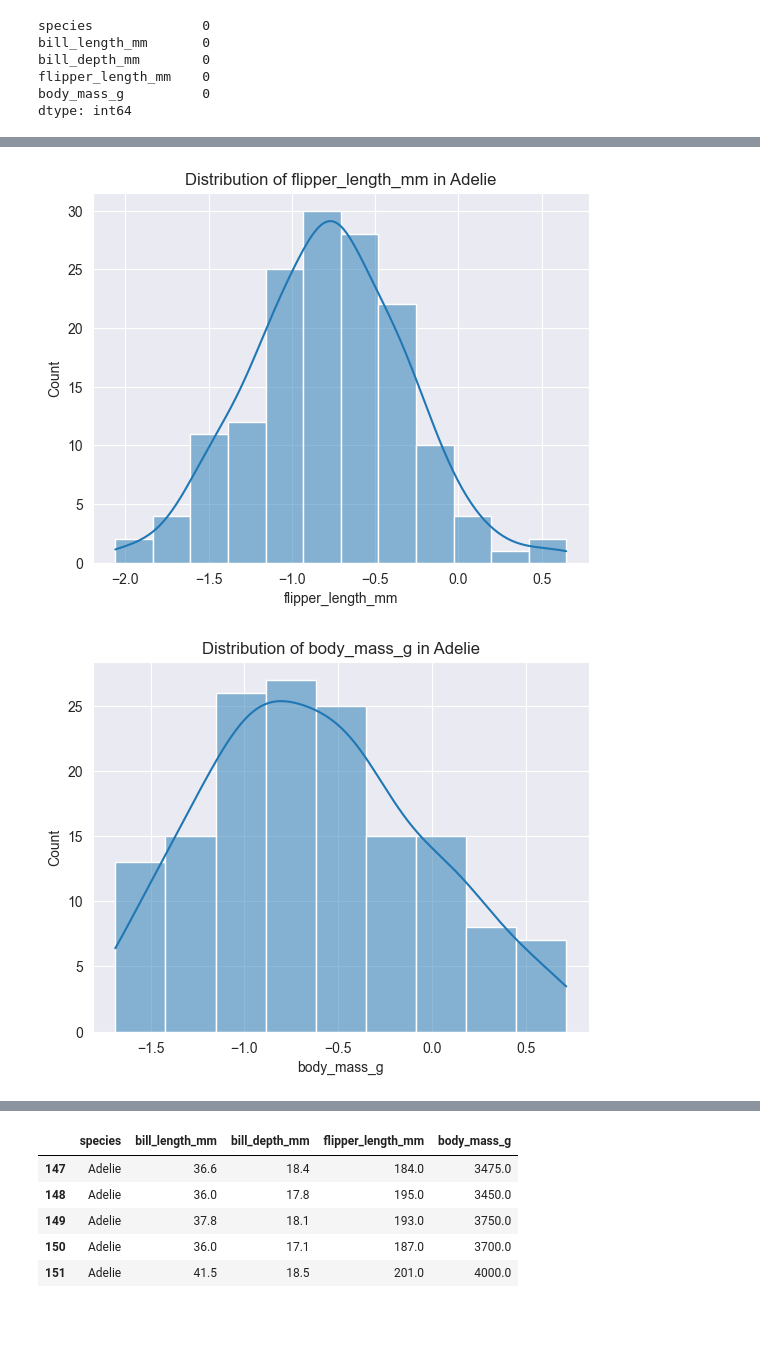
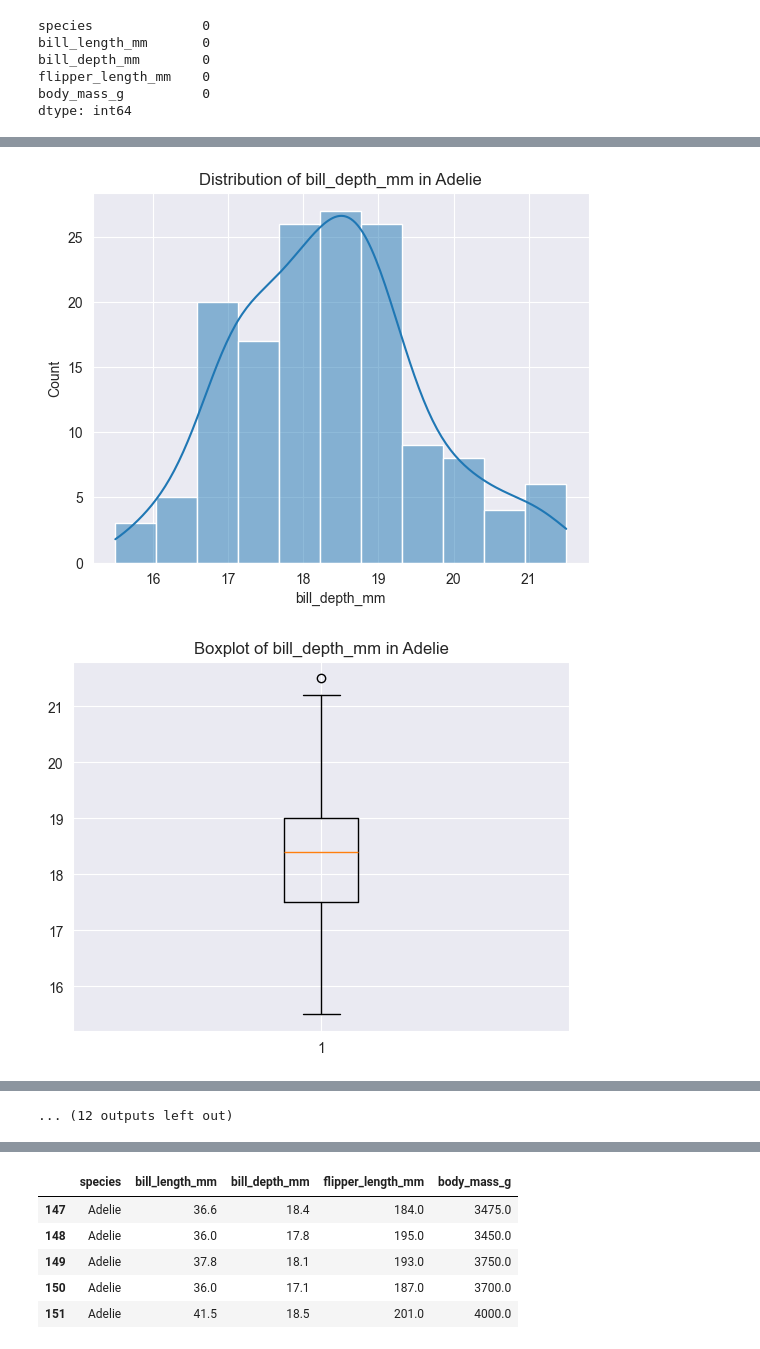
Before and after one commit to neidymlg/Penguin_Data_Analysis, a Jupyter notebook: main.ipynb, the cells around one changed output, grey strips where cells are left out. Saved outputs shown, nothing was run; the diff lists cells and outputs as text; code cells hidden in the pictures; blank space fills up the shorter version.

```diff
--- a/main.ipynb
+++ b/main.ipynb
@@ -83,8 +65,11 @@ bell_curve_data.head()
 species_col = ['Adelie', 'Gentoo', 'Chinstrap']
 for species_name in species_col:
     for column_name in numerical_cols:
-        x_val = bell_curve_data[bell_curve_data['species'] == species_name][column_name]
+        x_val = penguin_df[penguin_df['species'] == species_name][column_name]
         sns.histplot(x_val,kde=True)
         plt.title(f'Distribution of {column_name} in {species_name}')
         plt.show()
+        plt.boxplot(x_val)
+        plt.title(f'Boxplot of {column_name} in {species_name}')
+        plt.show()
 # %% [output]
@@ -93,2 +78,2 @@ for species_name in species_col:
-[figure, old version]
+[figure, new version]
-[figure, old version]
+[figure, new version]
@@ -102,0 +88 @@ for species_name in species_col:
+... (12 outputs left out)
```
Also changed, not shown: parts of 19 cells of this notebook.
